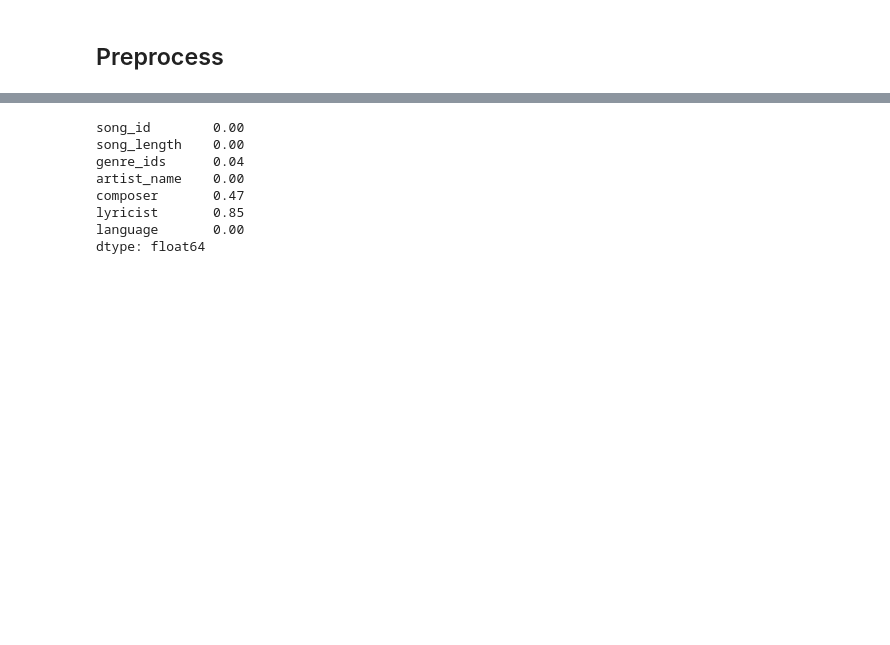
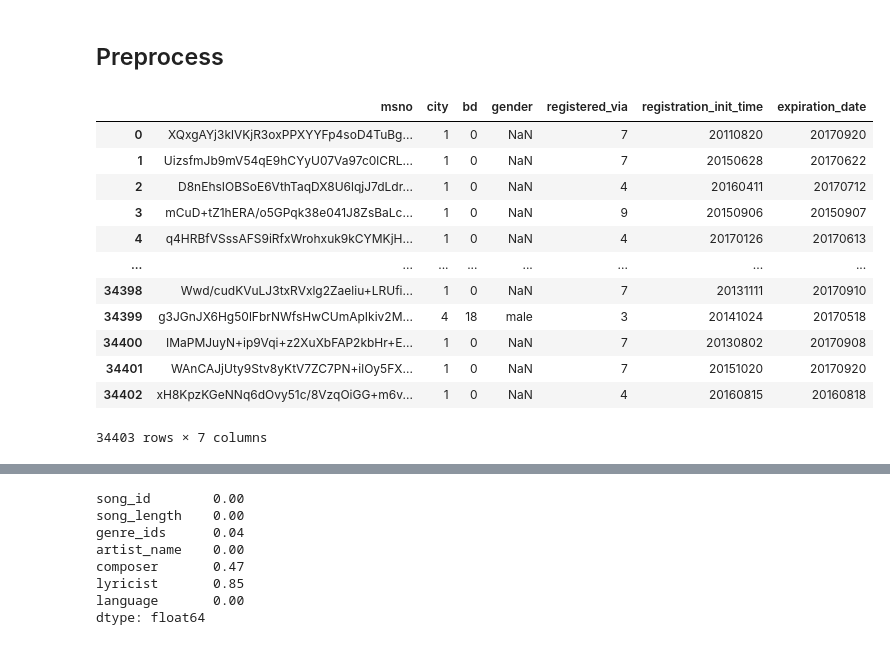
Before and after one commit to Junxiao-Zhao/KKBox_Music_Recommendation_System, a Jupyter notebook: notebooks/BERT4Rec.ipynb, the cells around one changed output, grey strips where cells are left out. Saved outputs shown, nothing was run; the diff lists cells and outputs as text; code cells hidden in the pictures; blank space fills up the shorter version.

```diff
--- a/notebooks/BERT4Rec.ipynb
+++ b/notebooks/BERT4Rec.ipynb
@@ -16,0 +42,18 @@ songs_info_df = pd.read_csv('../data/song_extra_info.csv')
+# %%
+members = pd.read_csv('../data/members.csv')
+# %%
+members
+# %% [output]
+|  | msno | city | bd | gender | registered_via | registration_init_time | expiration_date |
+| 0 | XQxgAYj3klVKjR3oxPPXYYFp4soD4TuBg... | 1 | 0 | NaN | 7 | 20110820 | 20170920 |
+| 1 | UizsfmJb9mV54qE9hCYyU07Va97c0lCRL... | 1 | 0 | NaN | 7 | 20150628 | 20170622 |
+| 2 | D8nEhsIOBSoE6VthTaqDX8U6lqjJ7dLdr... | 1 | 0 | NaN | 4 | 20160411 | 20170712 |
+| 3 | mCuD+tZ1hERA/o5GPqk38e041J8ZsBaLc... | 1 | 0 | NaN | 9 | 20150906 | 20150907 |
+| 4 | q4HRBfVSssAFS9iRfxWrohxuk9kCYMKjH... | 1 | 0 | NaN | 4 | 20170126 | 20170613 |
+| ... | ... | ... | ... | ... | ... | ... | ... |
+| 34398 | Wwd/cudKVuLJ3txRVxlg2Zaeliu+LRUfi... | 1 | 0 | NaN | 7 | 20131111 | 20170910 |
+| 34399 | g3JGnJX6Hg50lFbrNWfsHwCUmApIkiv2M... | 4 | 18 | male | 3 | 20141024 | 20170518 |
+| 34400 | IMaPMJuyN+ip9Vqi+z2XuXbFAP2kbHr+E... | 1 | 0 | NaN | 7 | 20130802 | 20170908 |
+| 34401 | WAnCAJjUty9Stv8yKtV7ZC7PN+ilOy5FX... | 1 | 0 | NaN | 7 | 20151020 | 20170920 |
+| 34402 | xH8KpzKGeNNq6dOvy51c/8VzqOiGG+m6v... | 1 | 0 | NaN | 4 | 20160815 | 20160818 |
+34403 rows × 7 columns
```
Also changed, not shown: parts of 38 cells of this notebook, 4 other files.
